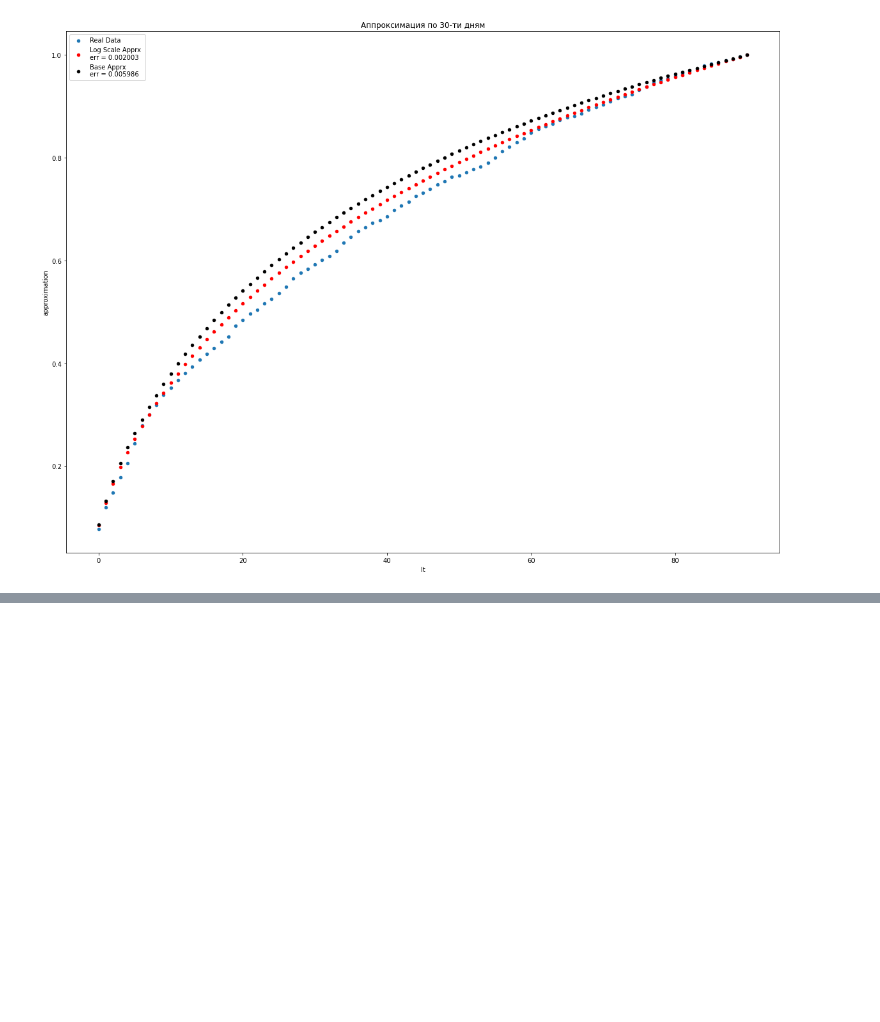
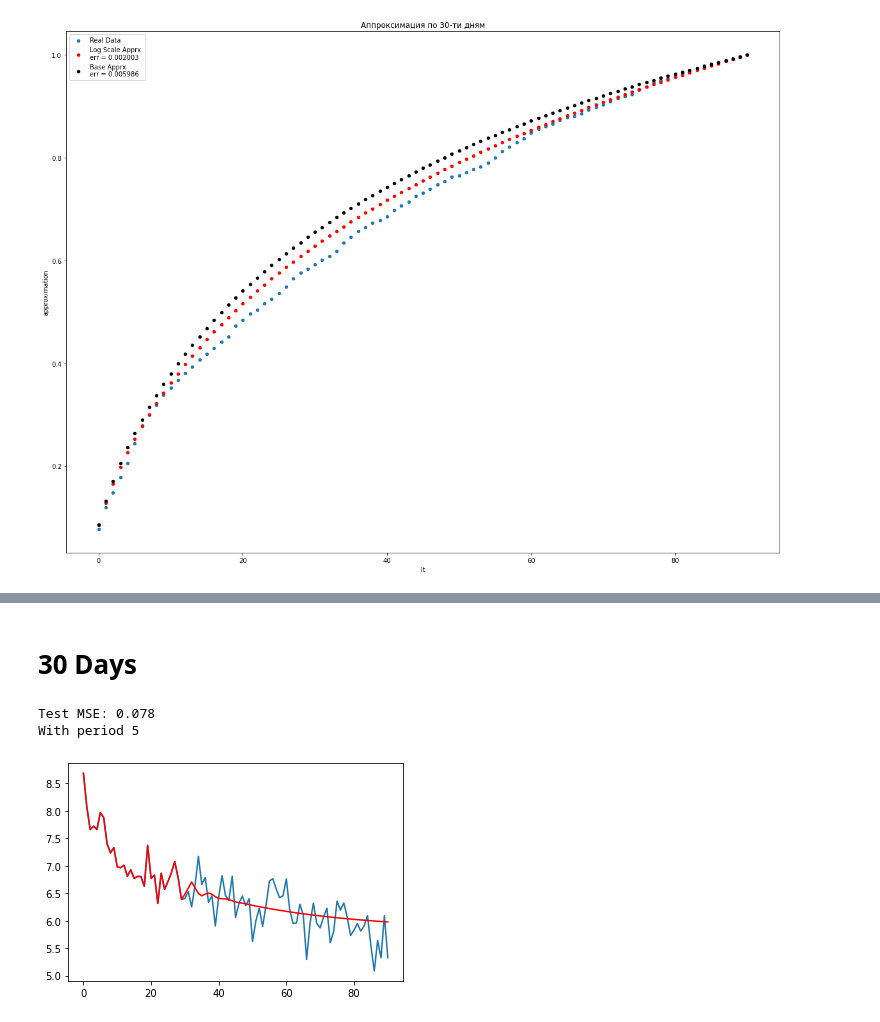
Before and after one commit to JacKira/StatisticDataAnalyze, a Jupyter notebook: Data/Visualization.ipynb, the cells around one changed output, grey strips where cells are left out. Drawn from its saved outputs; the diff is of its cells as text; code cells hidden in the pictures; blank space fills up the shorter version.

Commit message:
Work with errors

```diff
--- a/Data/Visualization.ipynb
+++ b/Data/Visualization.ipynb
@@ -418,0 +444,33 @@ Text(0.5, 1.0, 'Аппроксимация по 30-ти дням')
+# %% [markdown]
+# 30 Days
+# %%
+series = to_approx.log[0:91]
+X = series.values
+size = 30
+train, test = X[0:size], X[size:len(X)]
+history = [x for x in train]
+errors = []
+for i in range(1, 20):
+    model = ARIMA(history, order=(i,1,1))
+    model_fit = model.fit(gls = True)
+    output = model_fit.predict(start = 30, end = 90)
+
+    conc = series[0:30].tolist() + output.tolist()
+    error = mean_squared_error(series, conc)
+    errors.append(error)
+
+i = np.argmin(errors) + 1
+model = ARIMA(history, order=(i,1,1))
+model_fit = model.fit(gls = True)
+output = model_fit.predict(start = 30, end = 90)
+conc = series[0:30].tolist() + output.tolist()
+error = mean_squared_error(series, conc)
+print('Test MSE: %.3f' % error, f'\nWith period {i}')
+# plot
+plt.plot(series)
+plt.plot(conc, color='red')
+plt.show()
+# %% [output]
+Test MSE: 0.078
+With period 5
+[figure, added]
```
Also changed, not shown: parts of 9 cells of this notebook.
